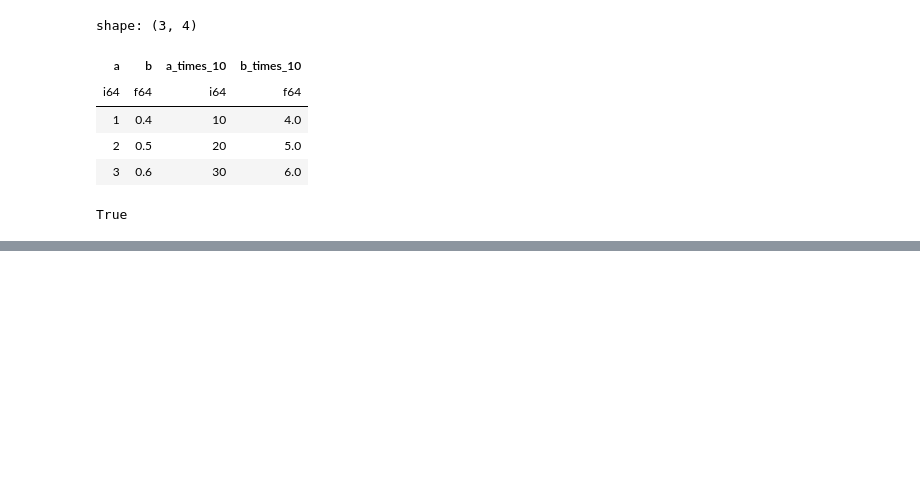
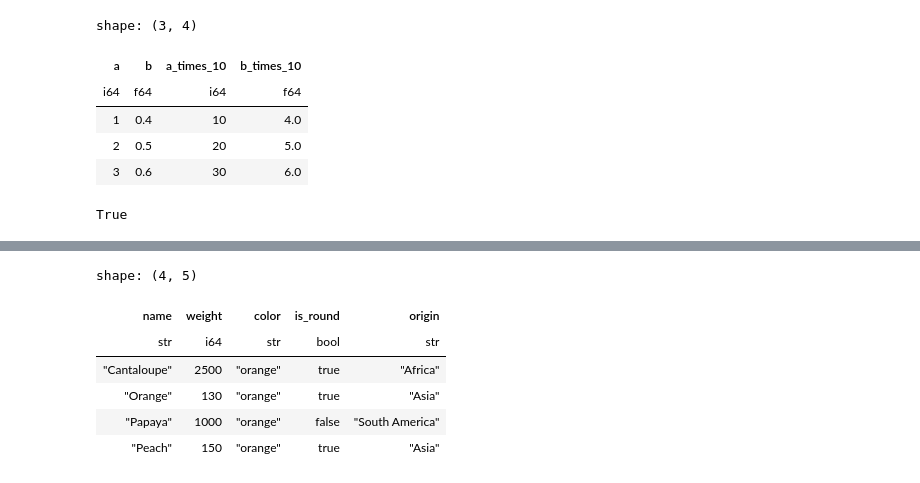
Before and after one commit to Sechi42/Polars, a Jupyter notebook: Chapter_7/Notebook_7.ipynb, the cells around one changed output, grey strips where cells are left out. Saved outputs shown, nothing was run; the diff lists cells and outputs as text; code cells hidden in the pictures; blank space fills up the shorter version.

```diff
--- a/Chapter_7/Notebook_7.ipynb
+++ b/Chapter_7/Notebook_7.ipynb
@@ -159,0 +194,10 @@ True
+# %%
+fruit.filter(is_orange)
+# %% [output]
+shape: (4, 5)
+| name | weight | color | is_round | origin |
+| str | i64 | str | bool | str |
+| "Cantaloupe" | 2500 | "orange" | true | "Africa" |
+| "Orange" | 130 | "orange" | true | "Asia" |
+| "Papaya" | 1000 | "orange" | false | "South America" |
+| "Peach" | 150 | "orange" | true | "Asia" |
```
Also changed, not shown: parts of 33 cells of this notebook, 1 other file.
